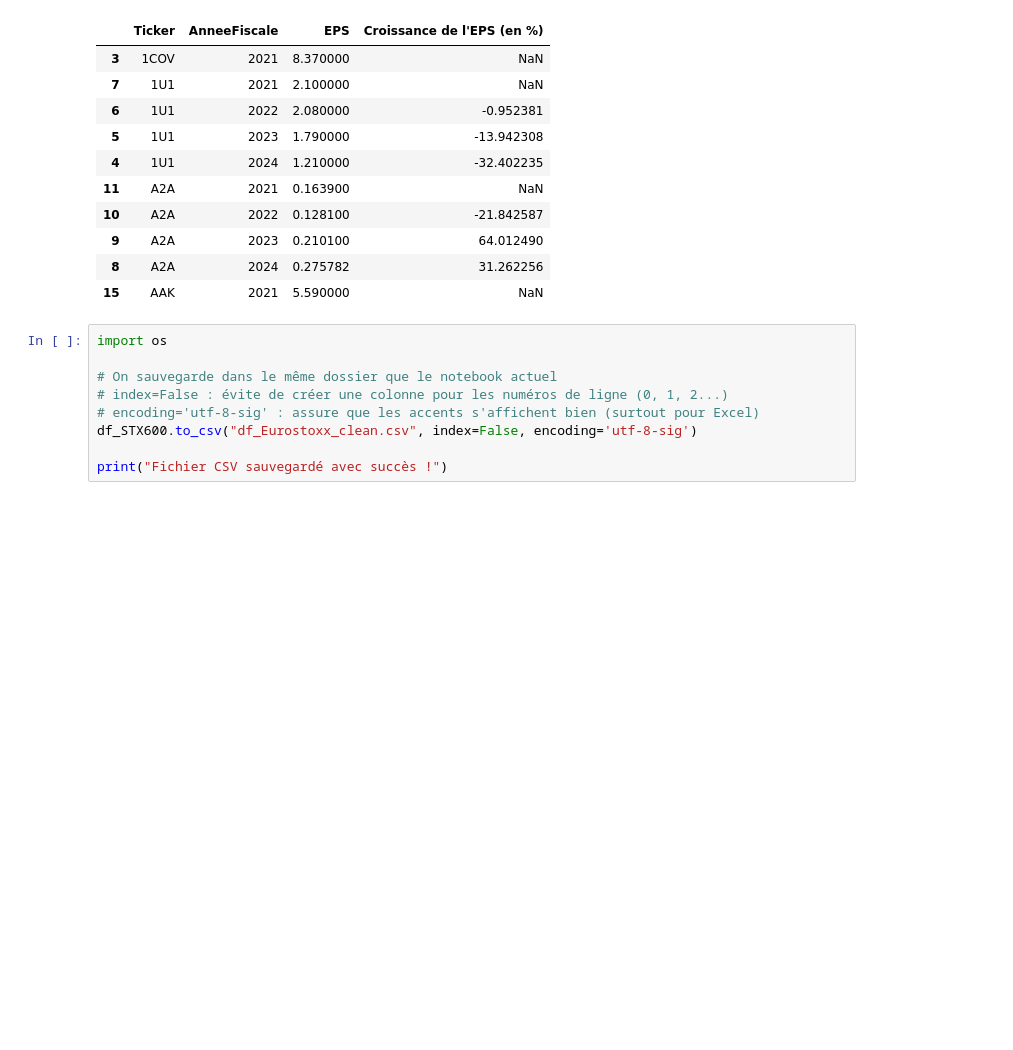
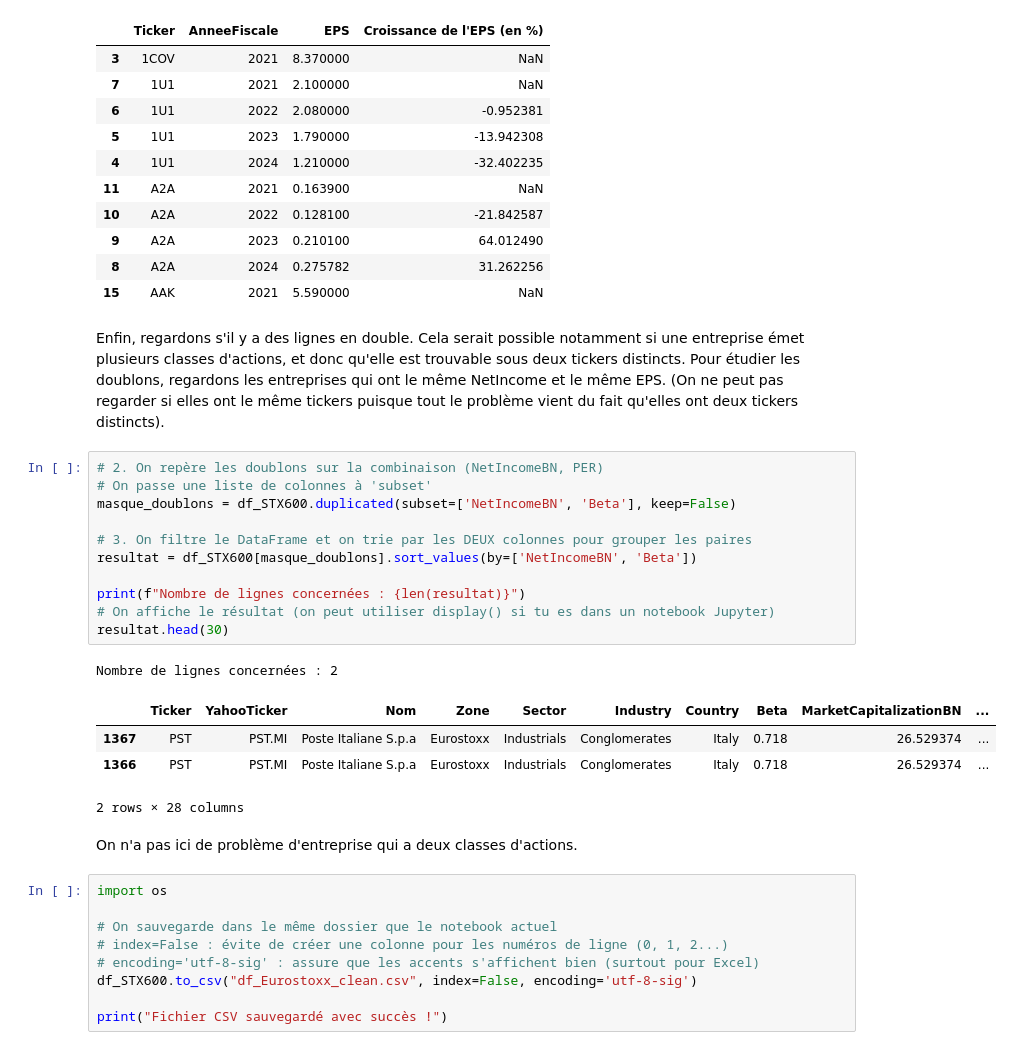
Before and after one commit to tnourlyn/Projet-Python---The-Transatlantic-valuation-guide, a Jupyter notebook: Nettoyage des données/Nettoyage_STX600.ipynb, the cells around one changed output. Saved outputs shown, nothing was run; the diff lists cells and outputs as text; blank space fills up the shorter version.

```diff
--- a/Nettoyage des données/Nettoyage_STX600.ipynb
+++ b/Nettoyage des données/Nettoyage_STX600.ipynb
@@ -323,6 +323,27 @@ display(df_STX600[['Ticker', 'AnneeFiscale', 'EPS', 'Croissance de l\'EPS (en %)
 | 9 | A2A | 2023 | 0.210100 | 64.012490 |
 | 8 | A2A | 2024 | 0.275782 | 31.262256 |
 | 15 | AAK | 2021 | 5.590000 | NaN |
+# %% [markdown]
+Enfin, regardons s'il y a des lignes en double. Cela serait possible notamment si une entreprise émet plusieurs classes d'actions, et donc qu'elle est trouvable sous deux tickers distincts. Pour étudier les doublons, regardons les entreprises qui ont le même NetIncome et le même EPS. (On ne peut pas regarder si elles ont le même tickers puisque tout le problème vient du fait qu'elles ont deux tickers distincts).
+# %%
+# 2. On repère les doublons sur la combinaison (NetIncomeBN, PER)
+# On passe une liste de colonnes à 'subset'
+masque_doublons = df_STX600.duplicated(subset=['NetIncomeBN', 'Beta'], keep=False)
+
+# 3. On filtre le DataFrame et on trie par les DEUX colonnes pour grouper les paires
+resultat = df_STX600[masque_doublons].sort_values(by=['NetIncomeBN', 'Beta'])
+
+print(f"Nombre de lignes concernées : {len(resultat)}")
+# On affiche le résultat (on peut utiliser display() si tu es dans un notebook Jupyter)
+resultat.head(30)
+# %% [output]
+Nombre de lignes concernées : 2
+|  | Ticker | YahooTicker | Nom | Zone | Sector | Industry | Country | Beta | MarketCapitalizationBN | ... |
+| 1367 | PST | PST.MI | Poste Italiane S.p.a | Eurostoxx | Industrials | Conglomerates | Italy | 0.718 | 26.529374 | ... |
+| 1366 | PST | PST.MI | Poste Italiane S.p.a | Eurostoxx | Industrials | Conglomerates | Italy | 0.718 | 26.529374 | ... |
+2 rows × 28 columns
+# %% [markdown]
+On n'a pas ici de problème d'entreprise qui a deux classes d'actions.
 # %%
 import os
 
```
Also changed, not shown: 3 other files.
